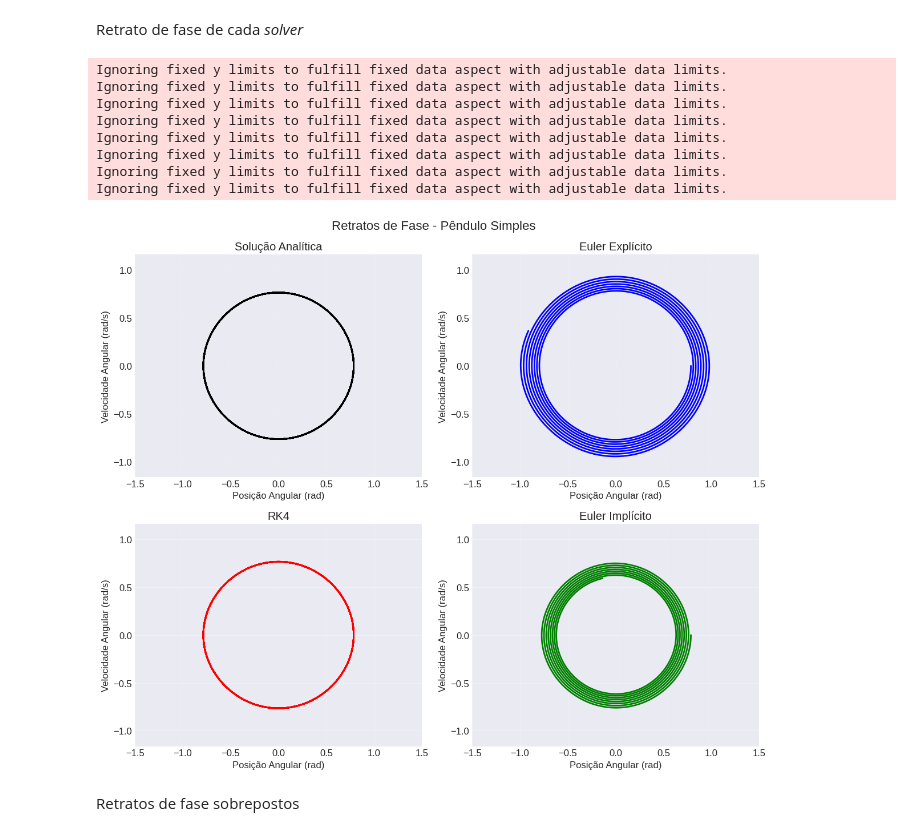
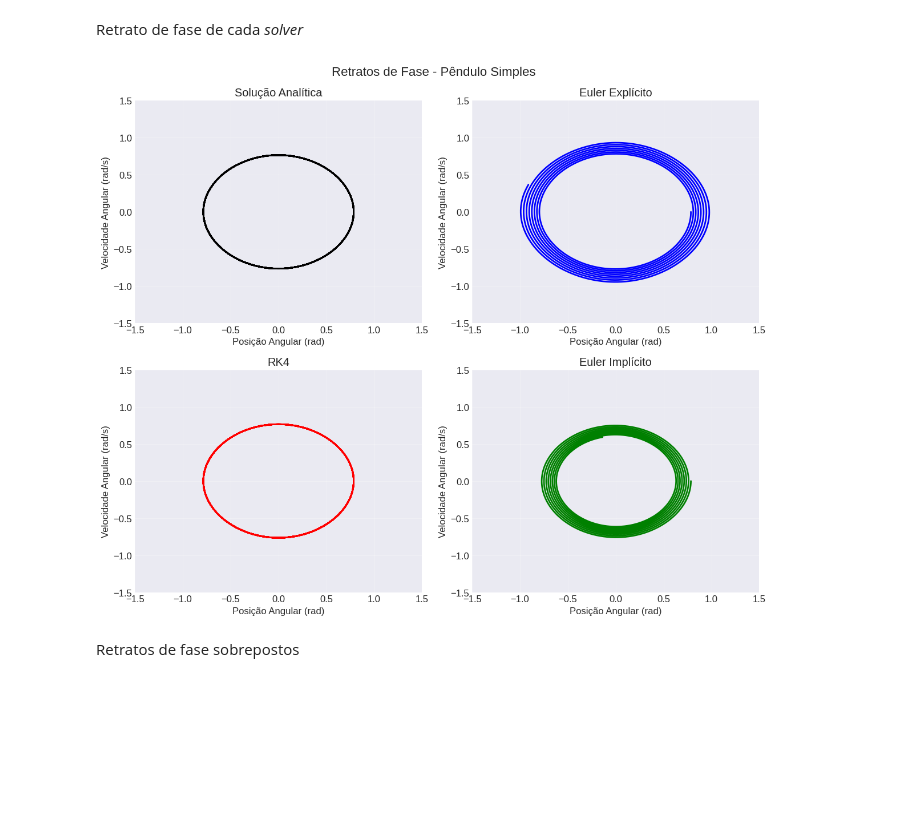
Before and after one commit to cody-setti/Trabalhos_MNED, a Jupyter notebook: T2/codigo/codigo-T2-MNED.ipynb, the cells around one changed output. Cells and saved outputs as stored; diff of their text form; code cells hidden in the pictures; blank space fills up the shorter version.

```diff
--- a/T2/codigo/codigo-T2-MNED.ipynb
+++ b/T2/codigo/codigo-T2-MNED.ipynb
@@ -315,15 +312,11 @@ q_ref_long, p_ref_long  = RefSolution(q0, t_long)
 fig, axes = plt.subplots(2, 2, figsize=(12, 10))
 
 # Reference solution
-
-
 axes[0, 0].plot(q_ref_long, p_ref_long, 'k-', linewidth=2)
 axes[0, 0].set_xlabel('Posição Angular (rad)')
 axes[0, 0].set_ylabel('Velocidade Angular (rad/s)')
 axes[0, 0].set_title('Solução Analítica')
 axes[0, 0].grid(True, alpha=0.3)
-axes[0, 0].axis('equal')
-
 axes[0, 0].set_xlim(-1.5, 1.5)
 axes[0, 0].set_ylim(-1.5, 1.5)
 
@@ -331,50 +324,34 @@ axes[0, 0].set_ylim(-1.5, 1.5)
 axes[0, 1].plot(U_euler_long[:, 0], U_euler_long[:, 1], 'b-', linewidth=2)
 axes[0, 1].set_xlabel('Posição Angular (rad)')
 axes[0, 1].set_ylabel('Velocidade Angular (rad/s)')
 axes[0, 1].set_title('Euler Explícito')
 axes[0, 1].grid(True, alpha=0.3)
-axes[0, 1].axis('equal')
-
 axes[0, 1].set_xlim(-1.5, 1.5)
 axes[0, 1].set_ylim(-1.5, 1.5)
 
 # RK4
 axes[1, 0].plot(U_rk4_long[:, 0], U_rk4_long[:, 1], 'r-', linewidth=2)
 axes[1, 0].set_xlabel('Posição Angular (rad)')
 axes[1, 0].set_ylabel('Velocidade Angular (rad/s)')
 axes[1, 0].set_title('RK4')
 axes[1, 0].grid(True, alpha=0.3)
-axes[1, 0].axis('equal')
-
 axes[1, 0].set_xlim(-1.5, 1.5)
 axes[1, 0].set_ylim(-1.5, 1.5)
 
 # Euler implícito
 axes[1, 1].plot(U_implicit_long[:, 0], U_implicit_long[:, 1], 'g-', linewidth=2)
 axes[1, 1].set_xlabel('Posição Angular (rad)')
 axes[1, 1].set_ylabel('Velocidade Angular (rad/s)')
 axes[1, 1].set_title('Euler Implícito')
 axes[1, 1].grid(True, alpha=0.3)
-axes[1, 1].axis('equal')
-
 axes[1, 1].set_xlim(-1.5, 1.5)
 axes[1, 1].set_ylim(-1.5, 1.5)
 
 plt.suptitle('Retratos de Fase - Pêndulo Simples', fontsize=16)
 plt.tight_layout()
-
-
 plt.show()
 # %% [output]
-Ignoring fixed y limits to fulfill fixed data aspect with adjustable data limits.
-Ignoring fixed y limits to fulfill fixed data aspect with adjustable data limits.
-Ignoring fixed y limits to fulfill fixed data aspect with adjustable data limits.
-Ignoring fixed y limits to fulfill fixed data aspect with adjustable data limits.
-Ignoring fixed y limits to fulfill fixed data aspect with adjustable data limits.
-Ignoring fixed y limits to fulfill fixed data aspect with adjustable data limits.
-Ignoring fixed y limits to fulfill fixed data aspect with adjustable data limits.
-Ignoring fixed y limits to fulfill fixed data aspect with adjustable data limits.
-[figure, old version]
+[figure, new version]
 # %% [markdown]
 Retratos de fase sobrepostos
 # %%
```
Also changed, not shown: parts of 4 cells of this notebook, 6 other files.
